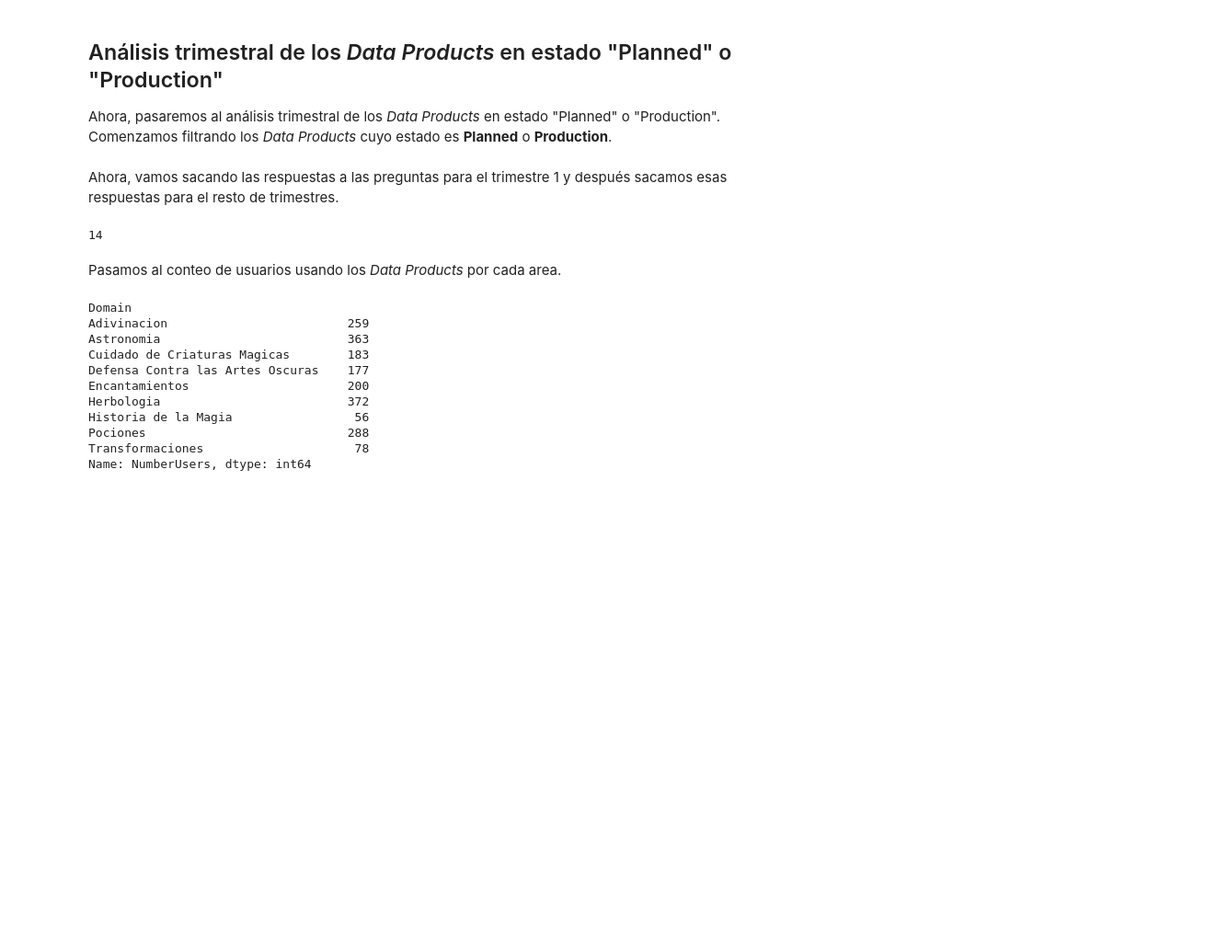
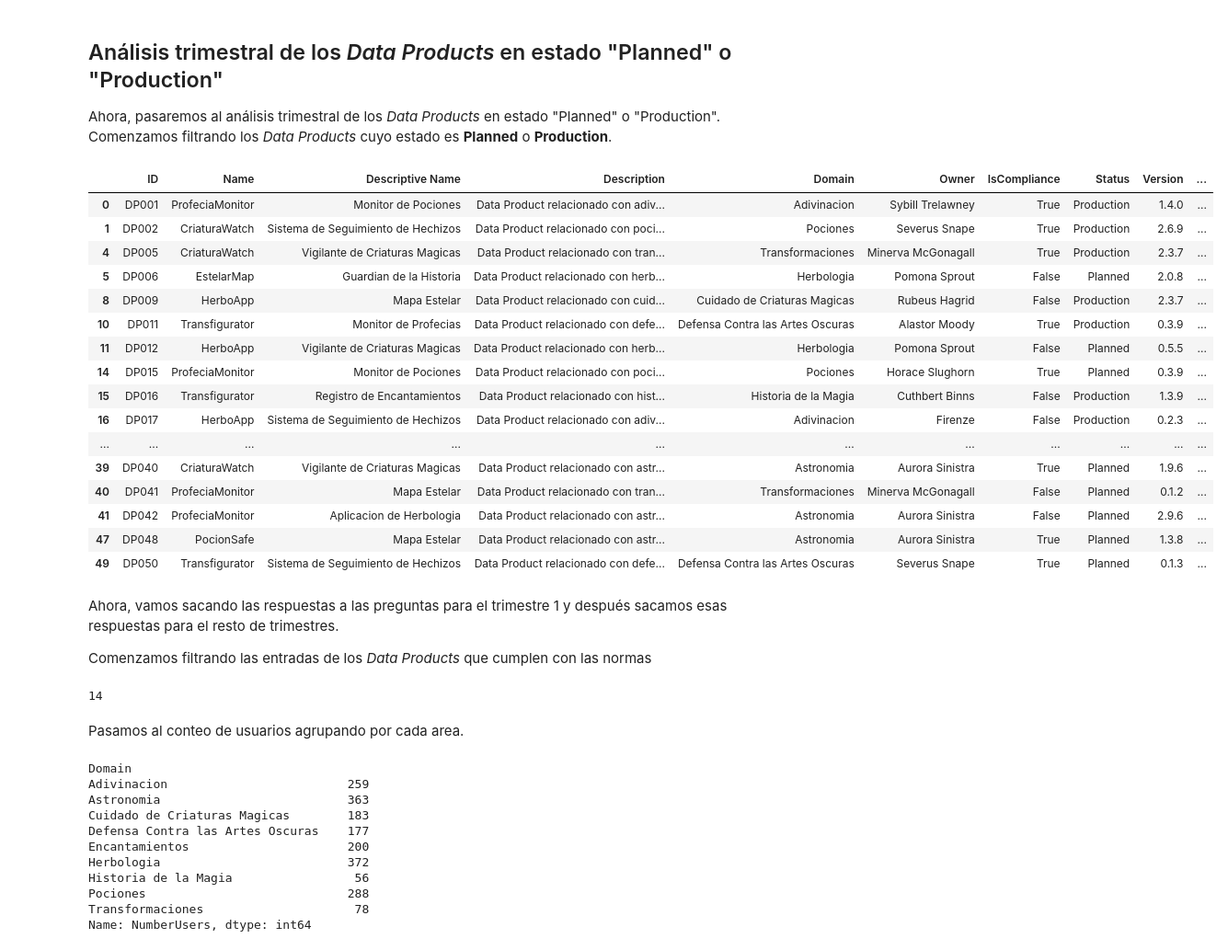
Before and after one commit to marquito3012/Master, a Jupyter notebook: Programación y entorno de trabajo para la IA/actividad1/actividad1.ipynb, the cells around one changed output. Shown at 92% size. Cells and saved outputs as stored; diff of their text form; code cells hidden in the pictures; blank space fills up the shorter version.

```diff
--- a/Programación y entorno de trabajo para la IA/actividad1/actividad1.ipynb
+++ b/Programación y entorno de trabajo para la IA/actividad1/actividad1.ipynb
@@ -159,16 +164,37 @@ Ahora, pasaremos al análisis trimestral de los *Data Products* en estado "Plann
 # %%
 trimestre1_planned_o_production = trimestre1[trimestre1['Status'].isin(['Planned', 'Production'])]
 trimestre2_planned_o_production = trimestre2[trimestre2['Status'].isin(['Planned', 'Production'])]
 trimestre3_planned_o_production = trimestre3[trimestre3['Status'].isin(['Planned', 'Production'])]
+trimestre1_planned_o_production
+# %% [output]
+|  | ID | Name | Descriptive Name | Description | Domain | Owner | IsCompliance | Status | Version | ... |
+| 0 | DP001 | ProfeciaMonitor | Monitor de Pociones | Data Product relacionado con adiv... | Adivinacion | Sybill Trelawney | True | Production | 1.4.0 | ... |
+| 1 | DP002 | CriaturaWatch | Sistema de Seguimiento de Hechizos | Data Product relacionado con poci... | Pociones | Severus Snape | True | Production | 2.6.9 | ... |
+| 4 | DP005 | CriaturaWatch | Vigilante de Criaturas Magicas | Data Product relacionado con tran... | Transformaciones | Minerva McGonagall | True | Production | 2.3.7 | ... |
+| 5 | DP006 | EstelarMap | Guardian de la Historia | Data Product relacionado con herb... | Herbologia | Pomona Sprout | False | Planned | 2.0.8 | ... |
+| 8 | DP009 | HerboApp | Mapa Estelar | Data Product relacionado con cuid... | Cuidado de Criaturas Magicas | Rubeus Hagrid | False | Production | 2.3.7 | ... |
+| 10 | DP011 | Transfigurator | Monitor de Profecias | Data Product relacionado con defe... | Defensa Contra las Artes Oscuras | Alastor Moody | True | Production | 0.3.9 | ... |
+| 11 | DP012 | HerboApp | Vigilante de Criaturas Magicas | Data Product relacionado con herb... | Herbologia | Pomona Sprout | False | Planned | 0.5.5 | ... |
+| 14 | DP015 | ProfeciaMonitor | Monitor de Pociones | Data Product relacionado con poci... | Pociones | Horace Slughorn | True | Planned | 0.3.9 | ... |
+| 15 | DP016 | Transfigurator | Registro de Encantamientos | Data Product relacionado con hist... | Historia de la Magia | Cuthbert Binns | False | Production | 1.3.9 | ... |
+| 16 | DP017 | HerboApp | Sistema de Seguimiento de Hechizos | Data Product relacionado con adiv... | Adivinacion | Firenze | False | Production | 0.2.3 | ... |
+| ... | ... | ... | ... | ... | ... | ... | ... | ... | ... | ... |
+| 39 | DP040 | CriaturaWatch | Vigilante de Criaturas Magicas | Data Product relacionado con astr... | Astronomia | Aurora Sinistra | True | Planned | 1.9.6 | ... |
+| 40 | DP041 | ProfeciaMonitor | Mapa Estelar | Data Product relacionado con tran... | Transformaciones | Minerva McGonagall | False | Planned | 0.1.2 | ... |
+| 41 | DP042 | ProfeciaMonitor | Aplicacion de Herbologia | Data Product relacionado con astr... | Astronomia | Aurora Sinistra | False | Planned | 2.9.6 | ... |
+| 47 | DP048 | PocionSafe | Mapa Estelar | Data Product relacionado con astr... | Astronomia | Aurora Sinistra | True | Planned | 1.3.8 | ... |
+| 49 | DP050 | Transfigurator | Sistema de Seguimiento de Hechizos | Data Product relacionado con defe... | Defensa Contra las Artes Oscuras | Severus Snape | True | Planned | 0.1.3 | ... |
 # %% [markdown]
 Ahora, vamos sacando las respuestas a las preguntas para el trimestre 1 y después sacamos esas respuestas para el resto de trimestres.
+
+Comenzamos filtrando las entradas de los *Data Products* que cumplen con las normas
 # %%
 trimestre1_planned_o_production_normas_compliance = trimestre1_planned_o_production[trimestre1_planned_o_production['IsCompliance'] == True].shape[0]
 trimestre1_planned_o_production_normas_compliance
 # %% [output]
 14
 # %% [markdown]
-Pasamos al conteo de usuarios usando los *Data Products* por cada area.
+Pasamos al conteo de usuarios agrupando por cada area.
 # %%
 trimestre1_planned_o_production_usuarios_por_area = trimestre1_planned_o_production.groupby('Domain')['NumberUsers'].sum()
 trimestre1_planned_o_production_usuarios_por_area
```
Also changed, not shown: parts of 17 cells of this notebook.
